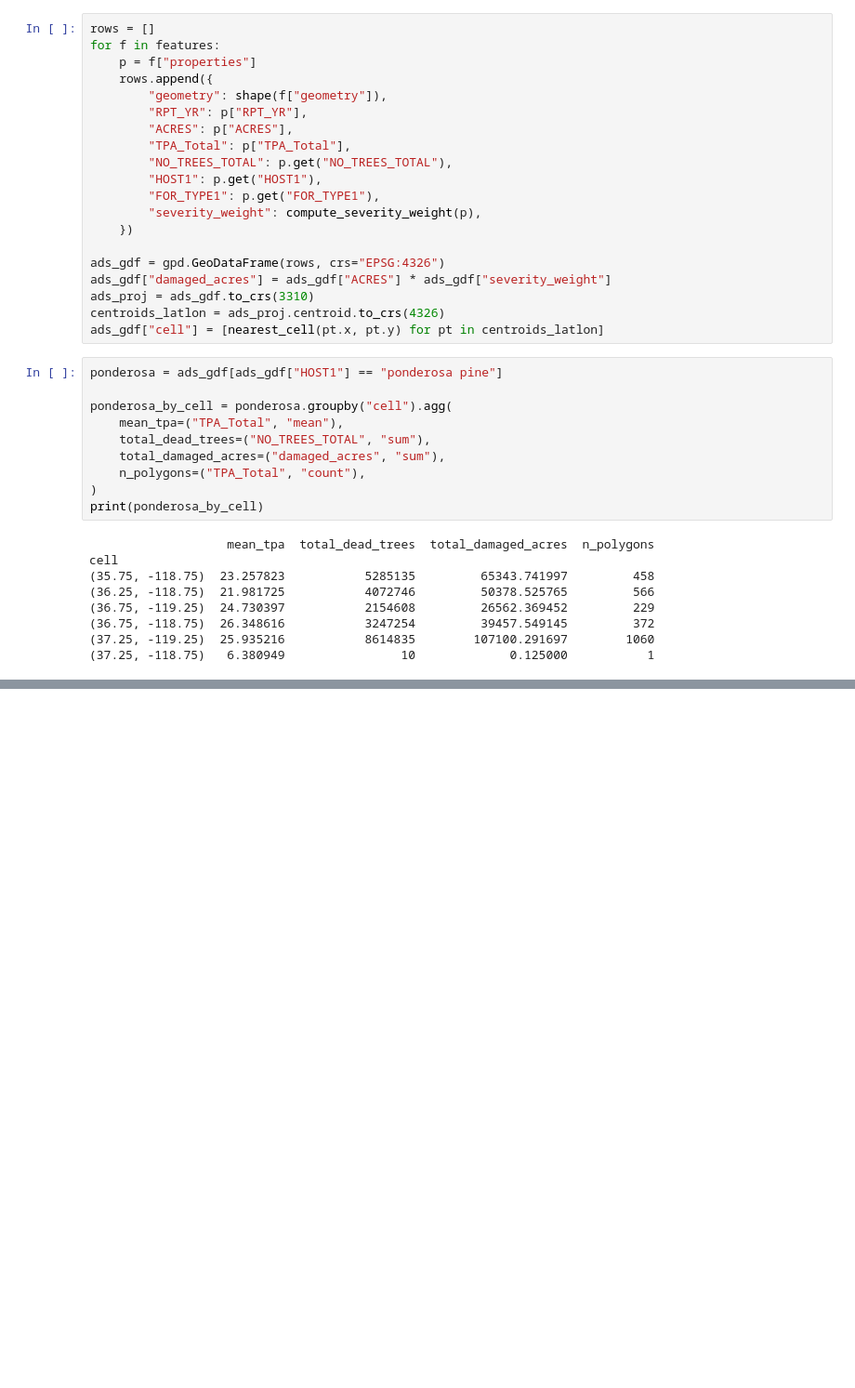
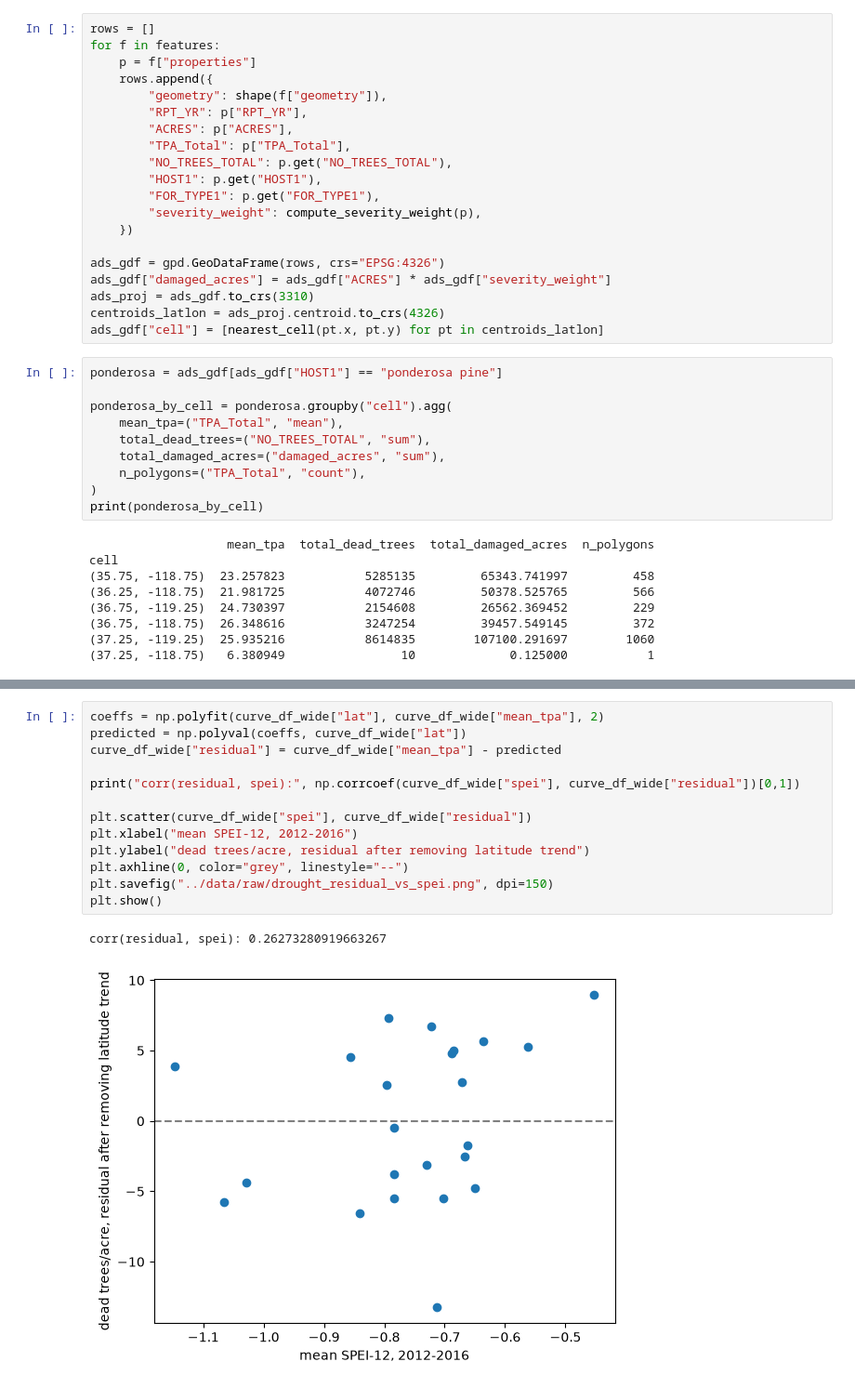
Before and after one commit to ada-th25/climate_impact_curves, a Jupyter notebook: notebooks/06_usfs_ads_pilot.ipynb, the cells around one changed output, grey strips where cells are left out. Shown at 93% size. Drawn from its saved outputs; the diff is of its cells as text; blank space fills up the shorter version.

```diff
--- a/notebooks/06_usfs_ads_pilot.ipynb
+++ b/notebooks/06_usfs_ads_pilot.ipynb
@@ -355,0 +531,16 @@ cell
+# %%
+coeffs = np.polyfit(curve_df_wide["lat"], curve_df_wide["mean_tpa"], 2)
+predicted = np.polyval(coeffs, curve_df_wide["lat"])
+curve_df_wide["residual"] = curve_df_wide["mean_tpa"] - predicted
+
+print("corr(residual, spei):", np.corrcoef(curve_df_wide["spei"], curve_df_wide["residual"])[0,1])
+
+plt.scatter(curve_df_wide["spei"], curve_df_wide["residual"])
+plt.xlabel("mean SPEI-12, 2012-2016")
+plt.ylabel("dead trees/acre, residual after removing latitude trend")
+plt.axhline(0, color="grey", linestyle="--")
+plt.savefig("../data/raw/drought_residual_vs_spei.png", dpi=150)
+plt.show()
+# %% [output]
+corr(residual, spei): 0.26273280919663267
+[figure, added]
```
Also changed, not shown: parts of 6 cells of this notebook.
